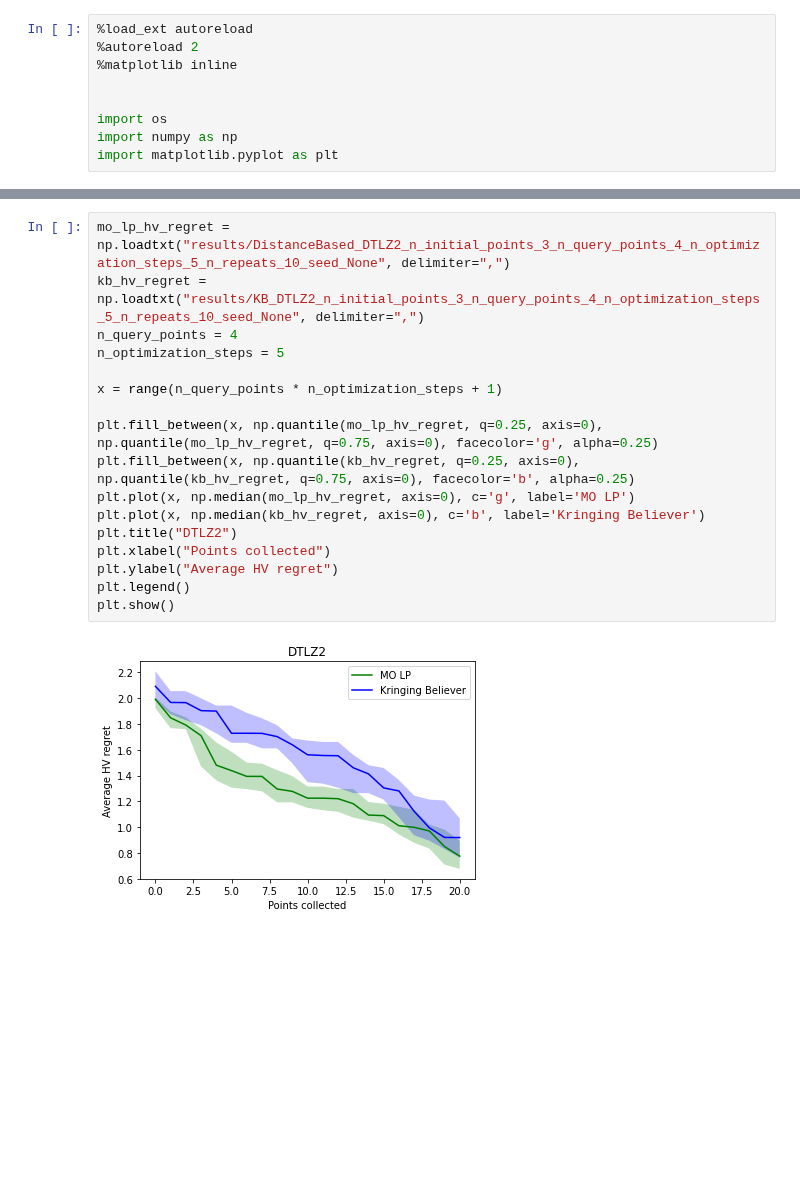
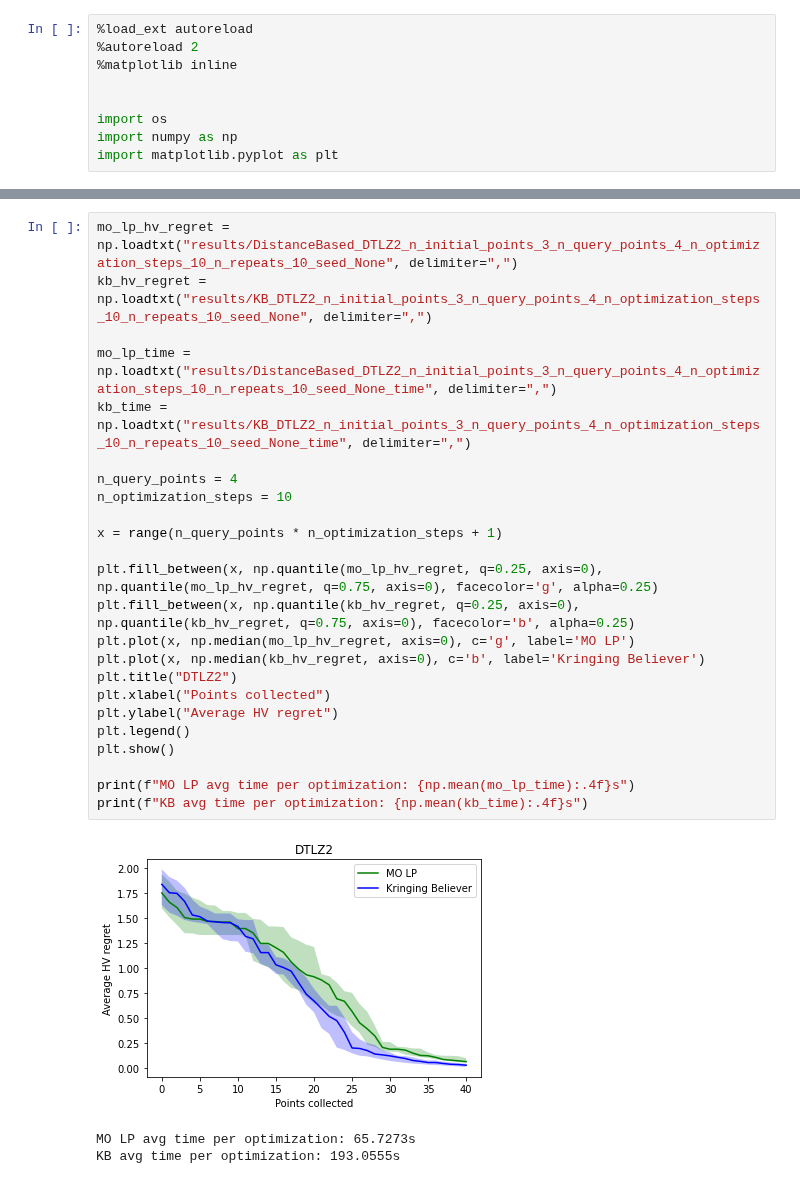
Before and after one commit to apaleyes/trieste, a Jupyter notebook: docs/notebooks/mo_lp/plot_results.ipynb, the cells around one changed output, grey strips where cells are left out. Saved outputs shown, nothing was run; the diff lists cells and outputs as text; blank space fills up the shorter version.

```diff
--- a/docs/notebooks/mo_lp/plot_results.ipynb
+++ b/docs/notebooks/mo_lp/plot_results.ipynb
@@ -98,19 +146,28 @@ plt.show()
 # %%
-mo_lp_hv_regret = np.loadtxt("results/DistanceBased_DTLZ2_n_initial_points_3_n_query_points_4_n_optimization_steps_5_n_repeats_10_seed_None", delimiter=",")
-kb_hv_regret = np.loadtxt("results/KB_DTLZ2_n_initial_points_3_n_query_points_4_n_optimization_steps_5_n_repeats_10_seed_None", delimiter=",")
+mo_lp_hv_regret = np.loadtxt("results/DistanceBased_DTLZ2_n_initial_points_3_n_query_points_4_n_optimization_steps_10_n_repeats_10_seed_None", delimiter=",")
+kb_hv_regret = np.loadtxt("results/KB_DTLZ2_n_initial_points_3_n_query_points_4_n_optimization_steps_10_n_repeats_10_seed_None", delimiter=",")
+
+mo_lp_time = np.loadtxt("results/DistanceBased_DTLZ2_n_initial_points_3_n_query_points_4_n_optimization_steps_10_n_repeats_10_seed_None_time", delimiter=",")
+kb_time = np.loadtxt("results/KB_DTLZ2_n_initial_points_3_n_query_points_4_n_optimization_steps_10_n_repeats_10_seed_None_time", delimiter=",")
+
 n_query_points = 4
-n_optimization_steps = 5
+n_optimization_steps = 10
 
 x = range(n_query_points * n_optimization_steps + 1)
 
 plt.fill_between(x, np.quantile(mo_lp_hv_regret, q=0.25, axis=0), np.quantile(mo_lp_hv_regret, q=0.75, axis=0), facecolor='g', alpha=0.25)
 plt.fill_between(x, np.quantile(kb_hv_regret, q=0.25, axis=0), np.quantile(kb_hv_regret, q=0.75, axis=0), facecolor='b', alpha=0.25)
 plt.plot(x, np.median(mo_lp_hv_regret, axis=0), c='g', label='MO LP')
 plt.plot(x, np.median(kb_hv_regret, axis=0), c='b', label='Kringing Believer')
 plt.title("DTLZ2")
 plt.xlabel("Points collected")
 plt.ylabel("Average HV regret")
 plt.legend()
 plt.show()
+
+print(f"MO LP avg time per optimization: {np.mean(mo_lp_time):.4f}s")
+print(f"KB avg time per optimization: {np.mean(kb_time):.4f}s")
 # %% [output]
-[figure, old version]
+[figure, new version]
+MO LP avg time per optimization: 65.7273s
+KB avg time per optimization: 193.0555s
```
Also changed, not shown: parts of 4 cells of this notebook, 34 other files.
